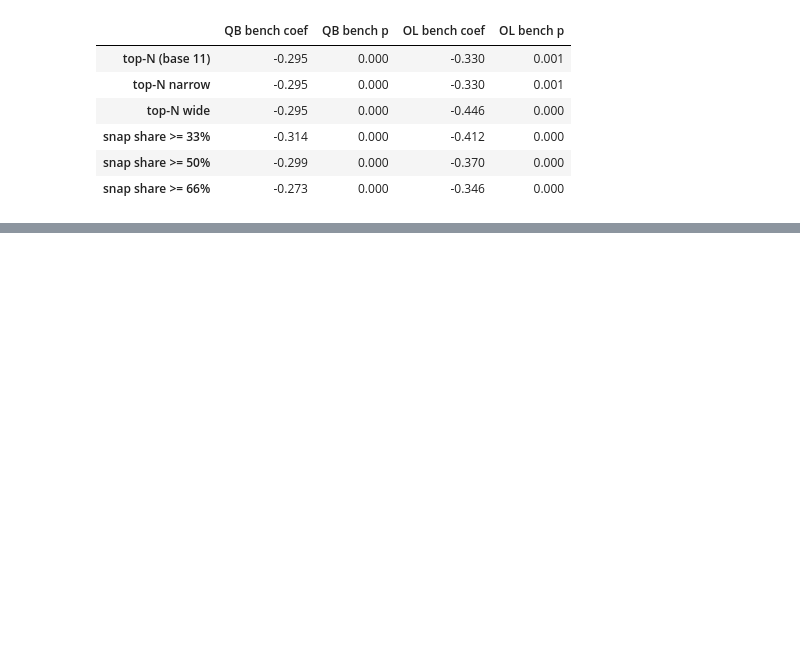
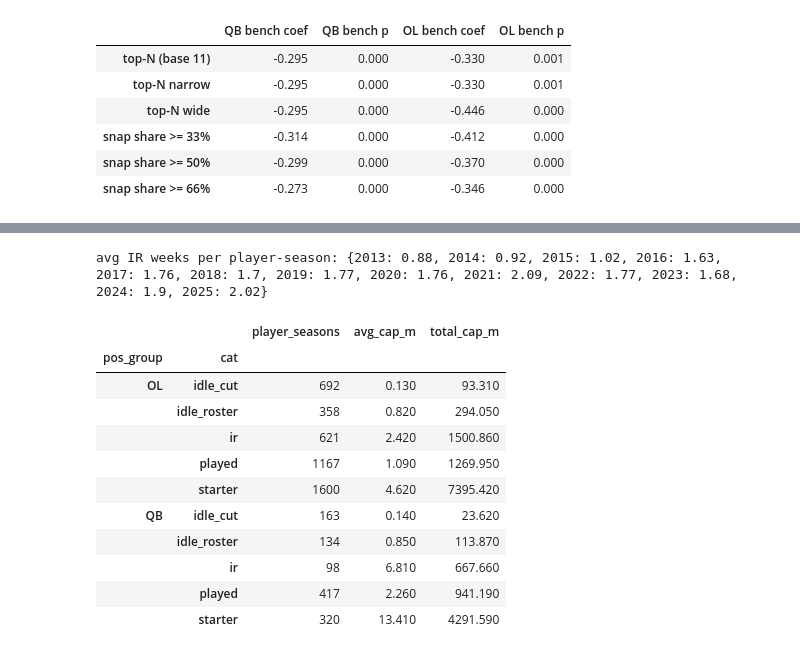
Before and after one commit to noahfighter883/nfl-position-value, a Jupyter notebook: analysis.ipynb, the cells around one changed output, grey strips where cells are left out. Saved outputs shown, nothing was run; the diff lists cells and outputs as text; code cells hidden in the pictures; blank space fills up the shorter version.

```diff
--- a/analysis.ipynb
+++ b/analysis.ipynb
@@ -498,0 +517,41 @@ avg starters per team-season: {'top-N (base 11)': np.float64(22.0), 'top-N narro
+# %%
+# split every non-starter's cap into WHY he isn't a starter, using weekly roster status and snaps:
+#   ir          = 4+ regular-season weeks on injured reserve / PUP / NWT
+#   played      = not a top-N starter but took snaps
+#   idle_roster = no snaps, mostly on the active/inactive roster (healthy scratch, developmental)
+#   idle_cut    = no snaps, mostly off the active roster (cut / practice squad)
+# IR weeks look undercounted in 2013-15 (check below), so this section uses 2016+.
+print("avg IR weeks per player-season:", ps.groupby("season").weeks_ir.mean().round(2).to_dict())
+off_roster = ps.weeks_other > (ps.weeks_act + ps.weeks_ina)
+ps["cat"] = np.select([ps.role == "starter", ps.weeks_ir >= 4, ps.unit_snaps > 0, off_roster],
+                      ["starter", "ir", "played", "idle_cut"], "idle_roster")
+CATS = ["starter", "ir", "played", "idle_roster", "idle_cut"]
+
+def cat_shares(pos):
+    t = ps[ps.pos_group == pos].pivot_table(index=["season", "team"], columns="cat", values="cap_m", aggfunc="sum", fill_value=0)
+    t = t.reindex(columns=CATS, fill_value=0).div(ts.set_index(["season", "team"]).tracked_cap_m, axis=0) * 100
+    t.columns = [f"c_{pos}_{c}" for c in CATS]
+    return t.reset_index()
+
+for pos in ["QB", "OL"]:
+    ts = ts.merge(cat_shares(pos), on=["season", "team"], how="left")
+ts = ts.sort_values(["team", "season"])
+d16 = ts[ts.season >= 2016]
+
+summary = (ps[ps.pos_group.isin(["QB", "OL"]) & (ps.season >= 2016)].groupby(["pos_group", "cat"])
+           .agg(player_seasons=("cap_m", "size"), avg_cap_m=("cap_m", "mean"), total_cap_m=("cap_m", "sum")).round(2))
+summary
+# %% [output]
+avg IR weeks per player-season: {2013: 0.88, 2014: 0.92, 2015: 1.02, 2016: 1.63, 2017: 1.76, 2018: 1.7, 2019: 1.77, 2020: 1.76, 2021: 2.09, 2022: 1.77, 2023: 1.68, 2024: 1.9, 2025: 2.02}
+|  |  | player_seasons | avg_cap_m | total_cap_m |
+| pos_group | cat |  |  |  |
+| OL | idle_cut | 692 | 0.130 | 93.310 |
+|  | idle_roster | 358 | 0.820 | 294.050 |
+|  | ir | 621 | 2.420 | 1500.860 |
+|  | played | 1167 | 1.090 | 1269.950 |
+|  | starter | 1600 | 4.620 | 7395.420 |
+| QB | idle_cut | 163 | 0.140 | 23.620 |
+|  | idle_roster | 134 | 0.850 | 113.870 |
+|  | ir | 98 | 6.810 | 667.660 |
+|  | played | 417 | 2.260 | 941.190 |
+|  | starter | 320 | 13.410 | 4291.590 |
```
Also changed, not shown: parts of 6 cells of this notebook, 2 other files.
